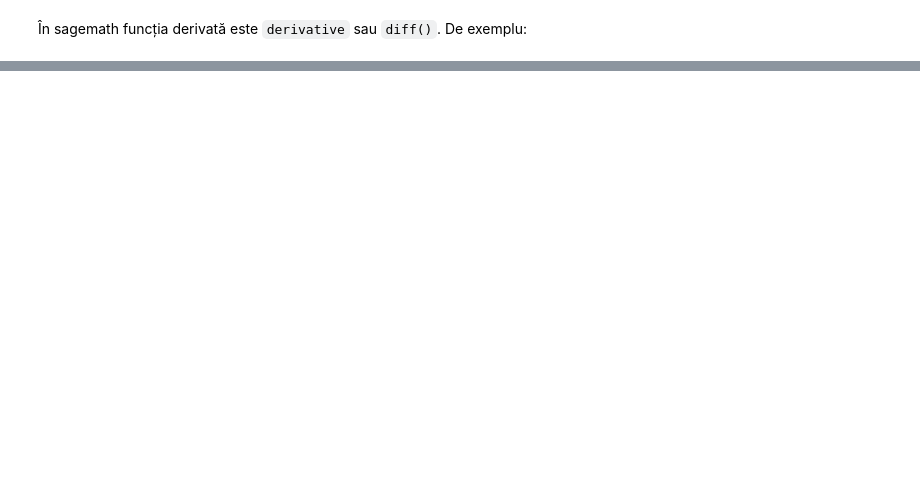
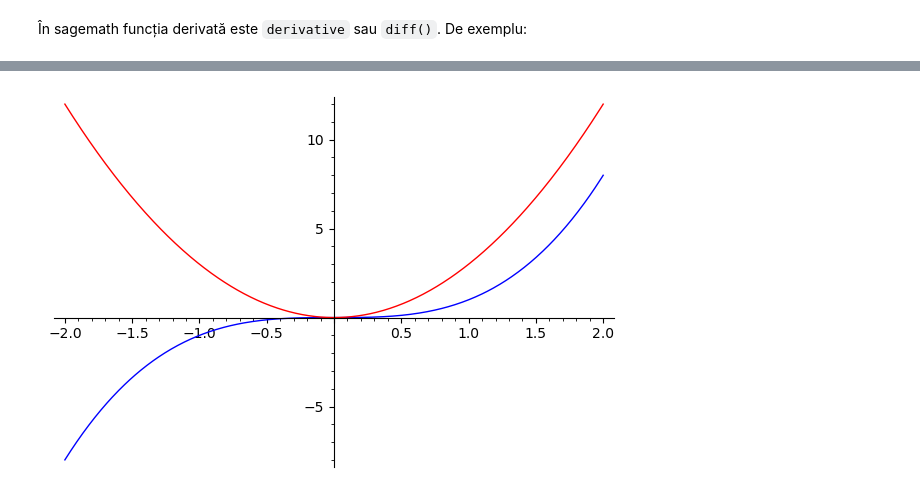
Before and after one commit to adhalanay/curs-ecologie, a Jupyter notebook: Cursul2.ipynb, the cells around one changed output, grey strips where cells are left out. Drawn from its saved outputs; the diff is of its cells as text; code cells hidden in the pictures; blank space fills up the shorter version.

```diff
--- a/Cursul2.ipynb
+++ b/Cursul2.ipynb
@@ -157,0 +169,8 @@ x |--> 6*x*cos(3*x^2)*e^(sin(3*x^2))
+# %%
+g(x)=x^3
+g1=3*x^2
+p3=plot(g,-2,2)
+p4=plot(g1,-2,2, color='red')
+(p3+p4).show()
+# %% [output]
+[figure, added]
```
Also changed, not shown: parts of 7 cells of this notebook, 3 other files.
